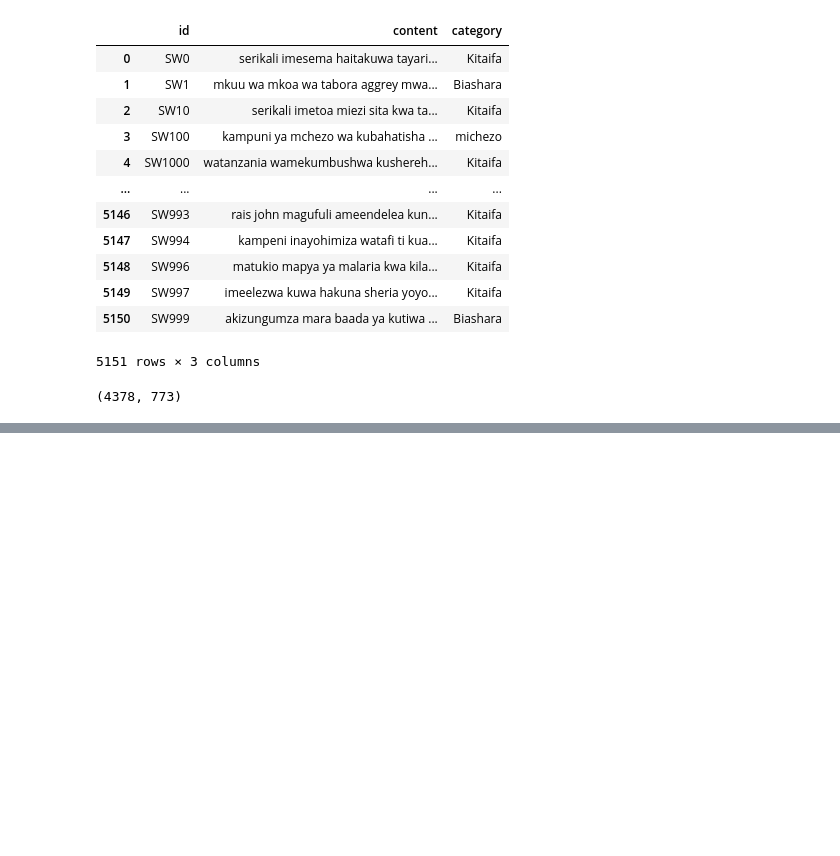
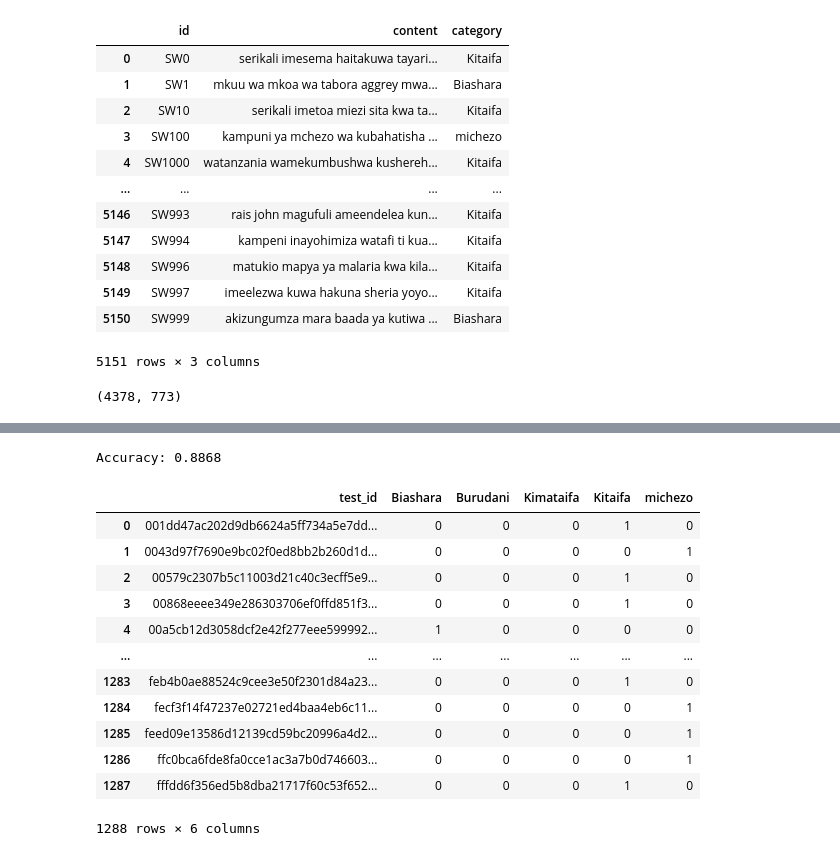
Before and after one commit to Chepngeno-langat/NLP, a Jupyter notebook: swahili_news_classification/swahili_news_classification.ipynb, the cells around one changed output, grey strips where cells are left out. Drawn from its saved outputs; the diff is of its cells as text; code cells hidden in the pictures; blank space fills up the shorter version.

Commit message:
predictions on test data

```diff
--- a/swahili_news_classification/swahili_news_classification.ipynb
+++ b/swahili_news_classification/swahili_news_classification.ipynb
@@ -158,0 +192,4 @@ Epoch 3/3
+# %%
+test_data = transformer.preprocess_test(test_df.content.values)
+
+predictions = learner.predict(test_data)
@@ -158,0 +221,11 @@ Epoch 3/3
+# %%
+predicted_indices = np.argmax(predictions, axis=1)
+
+# Define category labels
+category_labels = ['Biashara', 'Burudani', 'Kimataifa', 'Kitaifa', 'michezo']
+
+# Map the indices to the corresponding category labels
+predicted_categories = [category_labels[idx] for idx in predicted_indices]
+
+# Print the predicted categories
+print(predicted_categories)
@@ -158,0 +234,2 @@ Epoch 3/3
+# %%
+results_df = pd.DataFrame({'test_id': test_df['swahili_id'], 'Content': test_df['content'], 'Prediction': predicted_categories})
@@ -158,0 +306,30 @@ Epoch 3/3
+# %%
+correct_predictions = (val_df['category'] == val_df['predicted_labels']).sum()
+
+# Calculate accuracy
+accuracy = correct_predictions / len(val_df)
+
+print("Accuracy:", accuracy)
+# %% [output]
+Accuracy: 0.8868
+# %%
+encoded_df = pd.get_dummies(results_df['Prediction'])
+
+results_df = pd.concat([results_df, encoded_df], axis=1)
+results_df = results_df.drop(columns=['Prediction', 'Content'])
+# %%
+results_df
+# %% [output]
+|  | test_id | Biashara | Burudani | Kimataifa | Kitaifa | michezo |
+| 0 | 001dd47ac202d9db6624a5ff734a5e7dd... | 0 | 0 | 0 | 1 | 0 |
+| 1 | 0043d97f7690e9bc02f0ed8bb2b260d1d... | 0 | 0 | 0 | 0 | 1 |
+| 2 | 00579c2307b5c11003d21c40c3ecff5e9... | 0 | 0 | 0 | 1 | 0 |
+| 3 | 00868eeee349e286303706ef0ffd851f3... | 0 | 0 | 0 | 1 | 0 |
+| 4 | 00a5cb12d3058dcf2e42f277eee599992... | 1 | 0 | 0 | 0 | 0 |
+| ... | ... | ... | ... | ... | ... | ... |
+| 1283 | feb4b0ae88524c9cee3e50f2301d84a23... | 0 | 0 | 0 | 1 | 0 |
+| 1284 | fecf3f14f47237e02721ed4baa4eb6c11... | 0 | 0 | 0 | 0 | 1 |
+| 1285 | feed09e13586d12139cd59bc20996a4d2... | 0 | 0 | 0 | 0 | 1 |
+| 1286 | ffc0bca6fde8fa0cce1ac3a7b0d746603... | 0 | 0 | 0 | 0 | 1 |
+| 1287 | fffdd6f356ed5b8dba21717f60c53f652... | 0 | 0 | 0 | 1 | 0 |
+1288 rows × 6 columns
```
Also changed, not shown: parts of 16 cells of this notebook, 3 other files.
